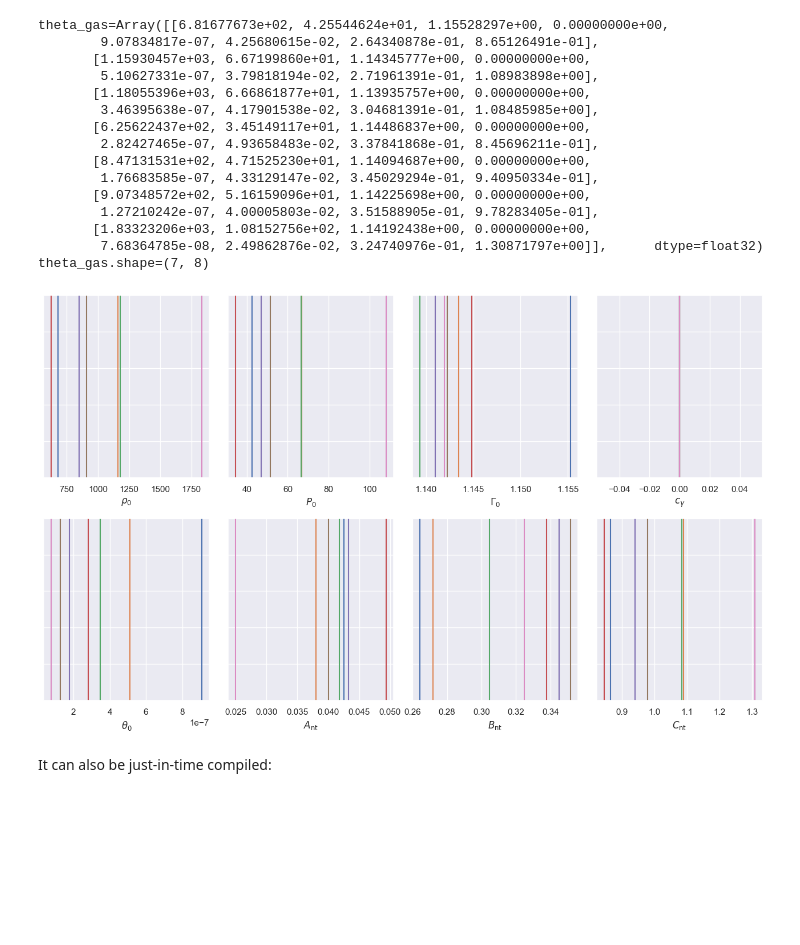
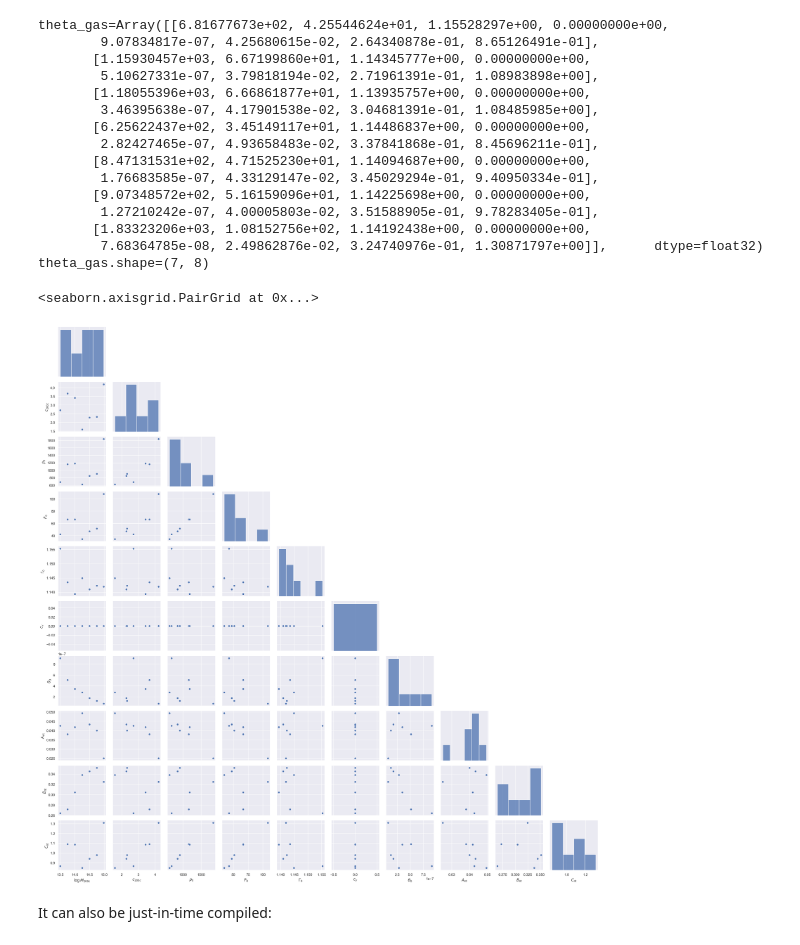
Before and after one commit to fkeruzore/picasso, a Jupyter notebook: docs/notebooks/make_predictions.ipynb, the cells around one changed output. Cells and saved outputs as stored; diff of their text form; code cells hidden in the pictures; blank space fills up the shorter version.

```diff
--- a/docs/notebooks/make_predictions.ipynb
+++ b/docs/notebooks/make_predictions.ipynb
@@ -68,26 +68,29 @@ theta_gas=Array([[6.81677673e+02, 4.25544624e+01, 1.15528297e+00, 0.00000000e+00
        [1.83323206e+03, 1.08152756e+02, 1.14192438e+00, 0.00000000e+00,
         7.68364785e-08, 2.49862876e-02, 3.24740976e-01, 1.30871797e+00]],      dtype=float32)
 theta_gas.shape=(7, 8)
-# %%
-fig, axs = plt.subplots(2, 4, figsize=(13, 8))
-axs = axs.flatten()
-for ax, q in zip(axs, theta_gas.T):
-    for i in range(len(logM200c)):
-        ax.plot([q[i], q[i]], [0, 1])
-    ax.set_yticklabels([])
-    ax.set_ylim(0, 1)
-
-axs[0].set_xlabel("$\\rho_0$")
-axs[1].set_xlabel("$P_0$")
-axs[2].set_xlabel("$\\Gamma_0$")
-axs[3].set_xlabel("$c_\\gamma$")
-axs[4].set_xlabel("$\\theta_0$")
-axs[5].set_xlabel("$A_{\\rm nt}$")
-axs[6].set_xlabel("$B_{\\rm nt}$")
-axs[7].set_xlabel("$C_{\\rm nt}$")
-fig.tight_layout()
-# %% [output]
-[figure, removed]
+# %%
+df = {"$\\log M_{200c}$": logM200c, "$c_{200c}$": c200c}
+for i, name in enumerate(
+    [
+        "$\\rho_0$",
+        "$P_0$",
+        "$\\Gamma_0$",
+        "$c_\\gamma$",
+        "$\\theta_0$",
+        "$A_{\\rm nt}$",
+        "$B_{\\rm nt}$",
+        "$C_{\\rm nt}$",
+    ]
+):
+    df[name] = theta_gas[:, i]
+df = Table(df).to_pandas()
+
+pg = sns.PairGrid(df, corner=True, diag_sharey=False)
+pg.map_lower(sns.scatterplot)
+pg.map_diag(sns.histplot)
+# %% [output]
+<seaborn.axisgrid.PairGrid at 0x...>
+[figure, added]
 # %% [markdown]
 It can also be just-in-time compiled:
 # %%
```
Also changed, not shown: parts of 2 cells of this notebook, 4 other files.
